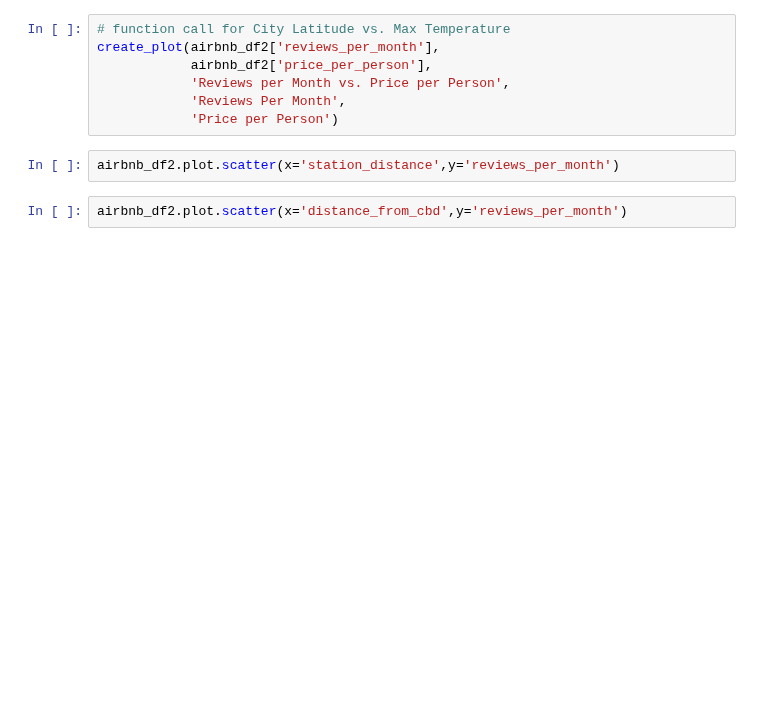
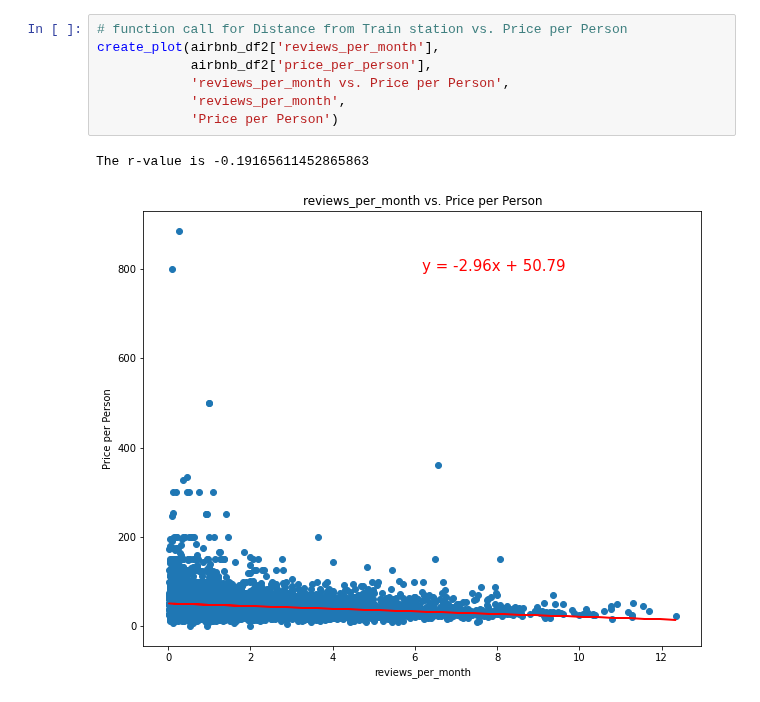
Before and after one commit to jMacProd/Project1, a Jupyter notebook: clean_data_rs/ratingsAnalysis.ipynb, the cells around one changed output. Drawn from its saved outputs; the diff is of its cells as text; blank space fills up the shorter version.

```diff
--- a/clean_data_rs/ratingsAnalysis.ipynb
+++ b/clean_data_rs/ratingsAnalysis.ipynb
@@ -94,11 +87,10 @@ def create_plot(x_values,y_values,title,x_label,y_label):
 # %%
-# function call for City Latitude vs. Max Temperature
+# function call for Distance from Train station vs. Price per Person
 create_plot(airbnb_df2['reviews_per_month'],
             airbnb_df2['price_per_person'],
-            'Reviews per Month vs. Price per Person',
-            'Reviews Per Month',
+            'reviews_per_month vs. Price per Person',
+            'reviews_per_month',
             'Price per Person')
+# %% [output]
+The r-value is -0.19165611452865863
+[figure, added]
-# %%
-airbnb_df2.plot.scatter(x='station_distance',y='reviews_per_month')
-# %%
-airbnb_df2.plot.scatter(x='distance_from_cbd',y='reviews_per_month')
```
Also changed, not shown: parts of 11 cells of this notebook, 4 other files.
